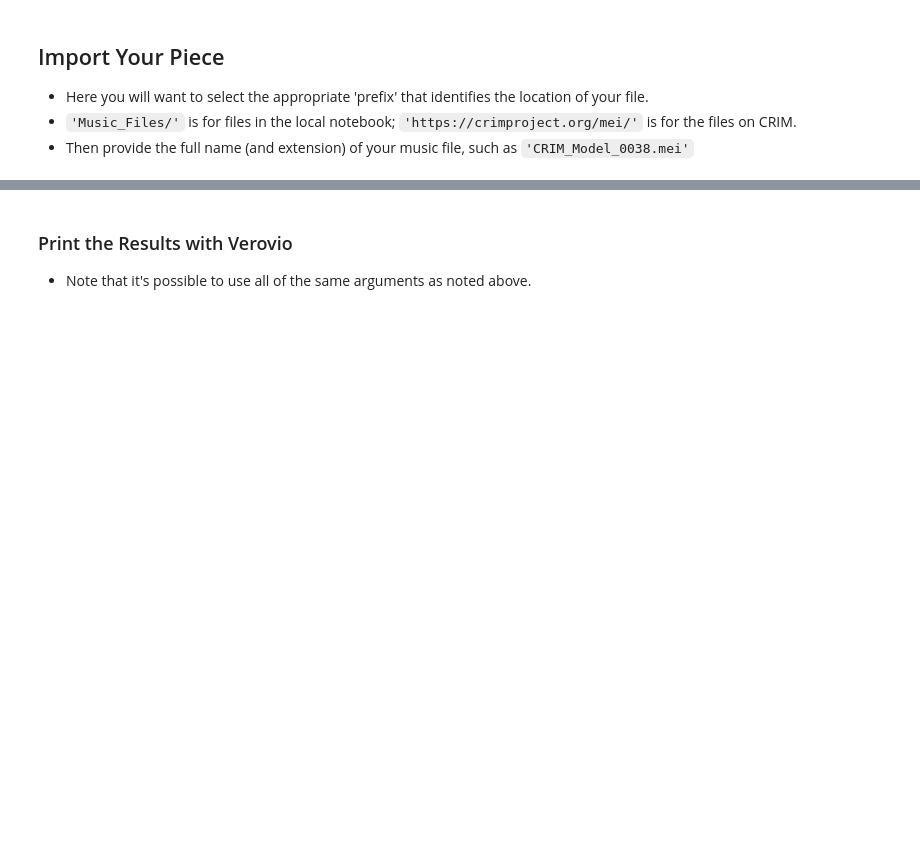
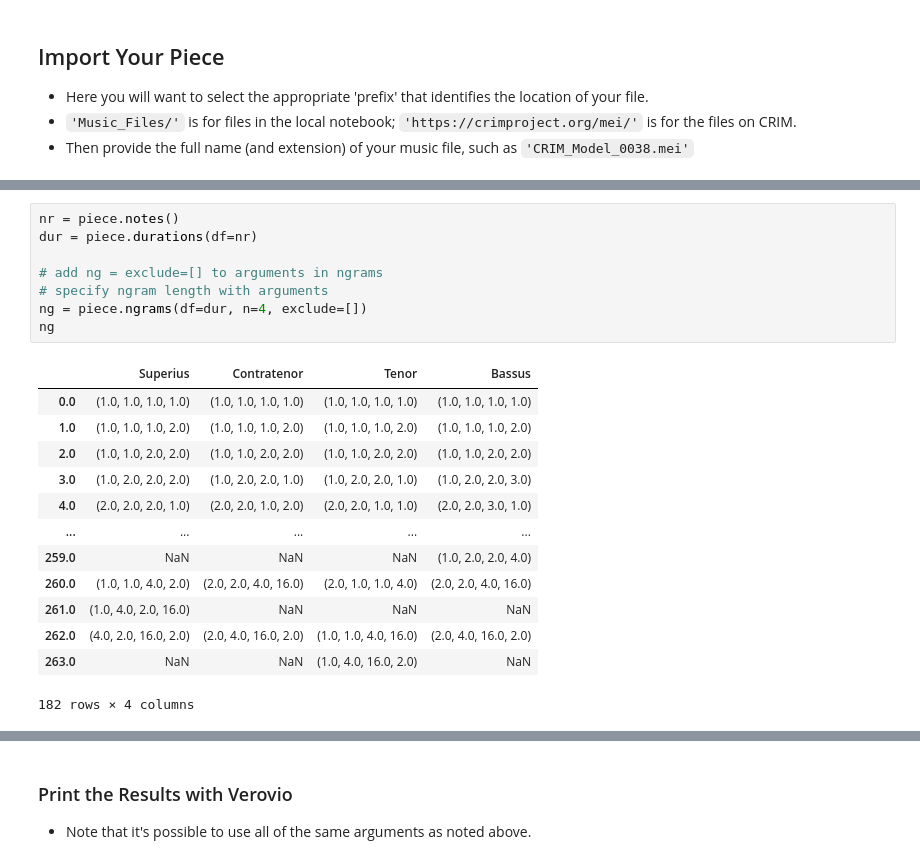
Before and after one commit to RichardFreedman/CRIM_JHUB, a Jupyter notebook: CRIM_06_Homorhythm_Verovio.ipynb, the cells around one changed output, grey strips where cells are left out. Drawn from its saved outputs; the diff is of its cells as text; blank space fills up the shorter version.

```diff
--- a/CRIM_06_Homorhythm_Verovio.ipynb
+++ b/CRIM_06_Homorhythm_Verovio.ipynb
@@ -109 +125,23 @@ Successfully imported https://crimproject.org/mei/CRIM_Model_0032.mei
+# %%
+nr = piece.notes()
+dur = piece.durations(df=nr)
+
+# add ng = exclude=[] to arguments in ngrams
+# specify ngram length with arguments
+ng = piece.ngrams(df=dur, n=4, exclude=[])
+ng
+# %% [output]
+|  | Superius | Contratenor | Tenor | Bassus |
+| 0.0 | (1.0, 1.0, 1.0, 1.0) | (1.0, 1.0, 1.0, 1.0) | (1.0, 1.0, 1.0, 1.0) | (1.0, 1.0, 1.0, 1.0) |
+| 1.0 | (1.0, 1.0, 1.0, 2.0) | (1.0, 1.0, 1.0, 2.0) | (1.0, 1.0, 1.0, 2.0) | (1.0, 1.0, 1.0, 2.0) |
+| 2.0 | (1.0, 1.0, 2.0, 2.0) | (1.0, 1.0, 2.0, 2.0) | (1.0, 1.0, 2.0, 2.0) | (1.0, 1.0, 2.0, 2.0) |
+| 3.0 | (1.0, 2.0, 2.0, 2.0) | (1.0, 2.0, 2.0, 1.0) | (1.0, 2.0, 2.0, 1.0) | (1.0, 2.0, 2.0, 3.0) |
+| 4.0 | (2.0, 2.0, 2.0, 1.0) | (2.0, 2.0, 1.0, 2.0) | (2.0, 2.0, 1.0, 1.0) | (2.0, 2.0, 3.0, 1.0) |
+| ... | ... | ... | ... | ... |
+| 259.0 | NaN | NaN | NaN | (1.0, 2.0, 2.0, 4.0) |
+| 260.0 | (1.0, 1.0, 4.0, 2.0) | (2.0, 2.0, 4.0, 16.0) | (2.0, 1.0, 1.0, 4.0) | (2.0, 2.0, 4.0, 16.0) |
+| 261.0 | (1.0, 4.0, 2.0, 16.0) | NaN | NaN | NaN |
+| 262.0 | (4.0, 2.0, 16.0, 2.0) | (2.0, 4.0, 16.0, 2.0) | (1.0, 1.0, 4.0, 16.0) | (2.0, 4.0, 16.0, 2.0) |
+| 263.0 | NaN | NaN | (1.0, 4.0, 16.0, 2.0) | NaN |
+182 rows × 4 columns
 # %%
```
Also changed, not shown: parts of 8 cells of this notebook.
